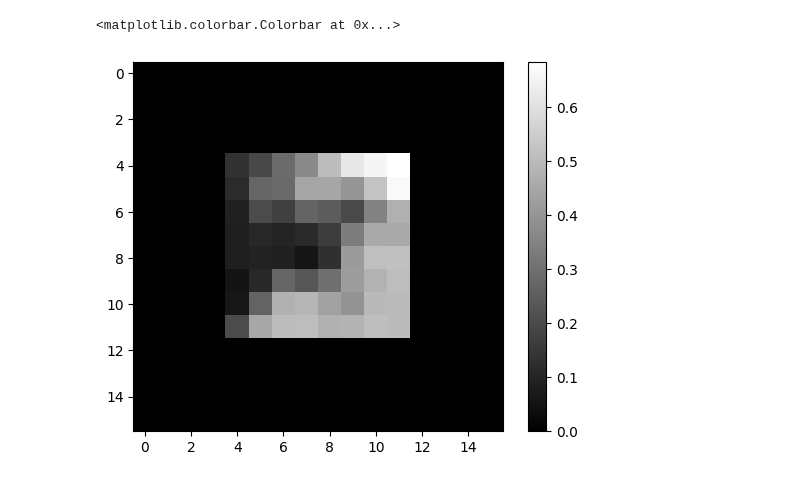
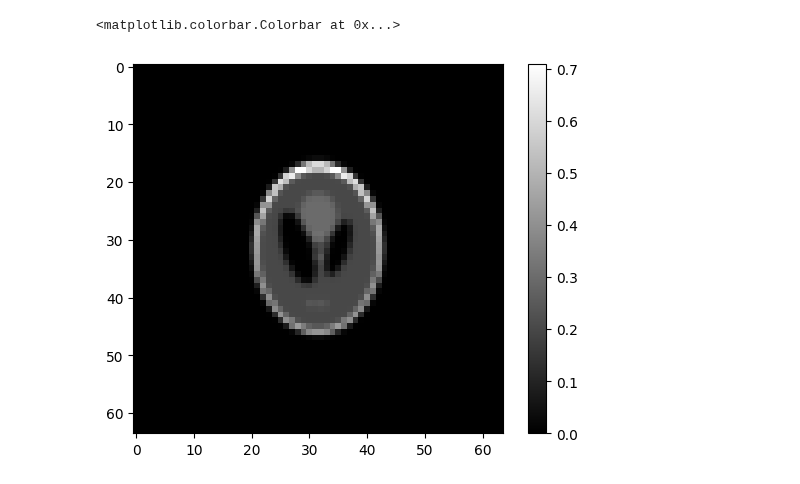
Before and after one commit to JeremieSefo/PhaseRetrievalMirror, a Jupyter notebook: retrieve phase.ipynb, the cells around one changed output. Saved outputs shown, nothing was run; the diff lists cells and outputs as text; code cells hidden in the pictures.

```diff
--- a/retrieve phase.ipynb
+++ b/retrieve phase.ipynb
@@ -9,15 +9,15 @@ from SetUpImage import setUpImage
 from Displays import phase_retrie_plots
 import solve
 # %%
-Nx, Ny = 16,16
+Nx, Ny = 64, 64
 n = Nx * Ny
 true_images, mask = setUpImage(Nx, Ny)
 
 #map.f(x_true) < 1e-5
 
-plt.imshow(true_images[2].real, cmap='gray')
+plt.imshow(true_images[3].real, cmap='gray')
 plt.colorbar()
 # %% [output]
 <matplotlib.colorbar.Colorbar at 0x...>
-[figure, old version]
+[figure, new version]
 # %%
```
Also changed, not shown: parts of 2 cells of this notebook.
